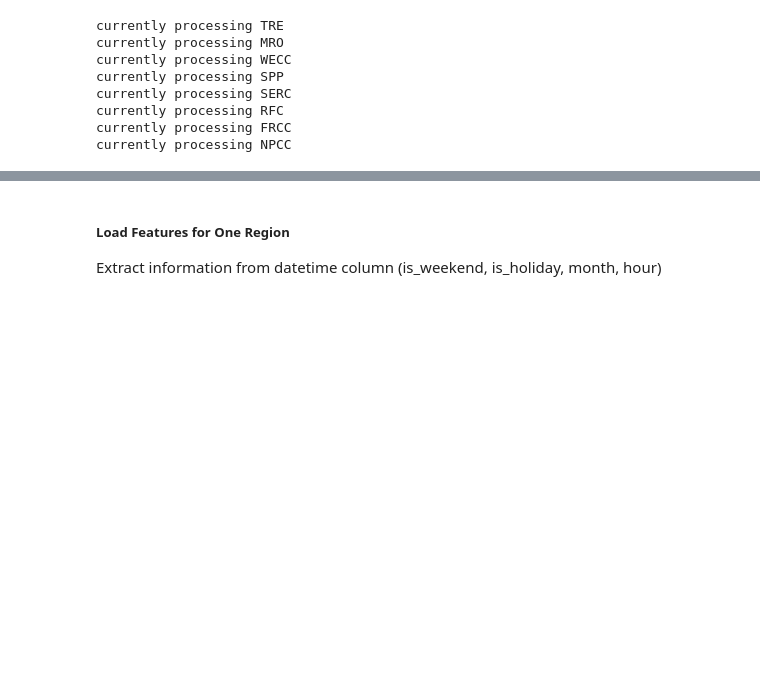
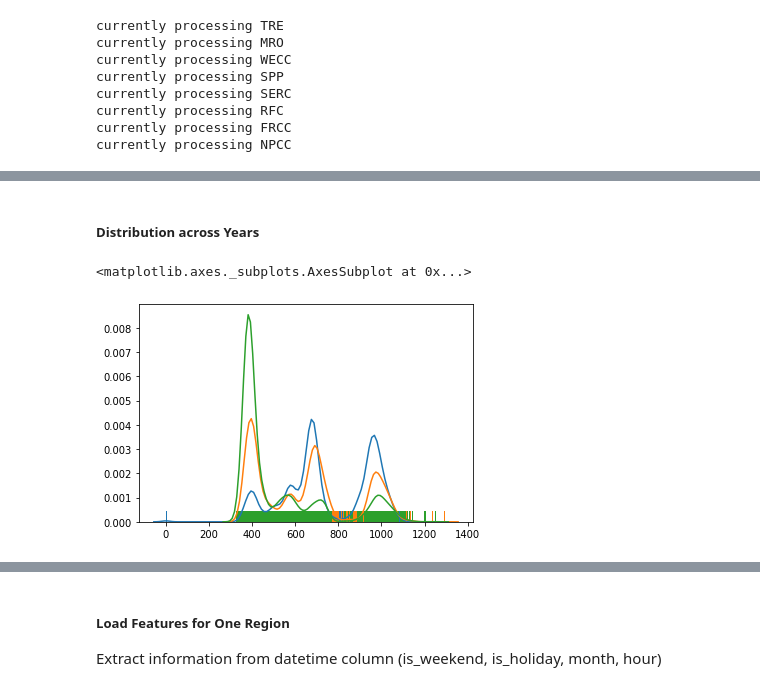
Before and after one commit to amy-wang/thesis2, a Jupyter notebook: lin_reg_forecasting_model/load_features.ipynb, the cells around one changed output, grey strips where cells are left out. Saved outputs shown, nothing was run; the diff lists cells and outputs as text; code cells hidden in the pictures; blank space fills up the shorter version.

```diff
--- a/lin_reg_forecasting_model/load_features.ipynb
+++ b/lin_reg_forecasting_model/load_features.ipynb
@@ -51,0 +113,13 @@ currently processing NPCC
+# %% [markdown]
+##### Distribution across Years
+# %%
+df_2012 = df.loc[df['year'] == 2012]
+df_2013 = df.loc[df['year'] == 2013]
+df_2014 = df.loc[df['year'] == 2014]
+
+sns.distplot(df_2012[['co2_marg']], hist=False, rug=True)
+sns.distplot(df_2013[['co2_marg']], hist=False, rug=True)
+sns.distplot(df_2014[['co2_marg']], hist=False, rug=True)
+# %% [output]
+<matplotlib.axes._subplots.AxesSubplot at 0x...>
+[figure, added]
```
Also changed, not shown: parts of 22 cells of this notebook.
